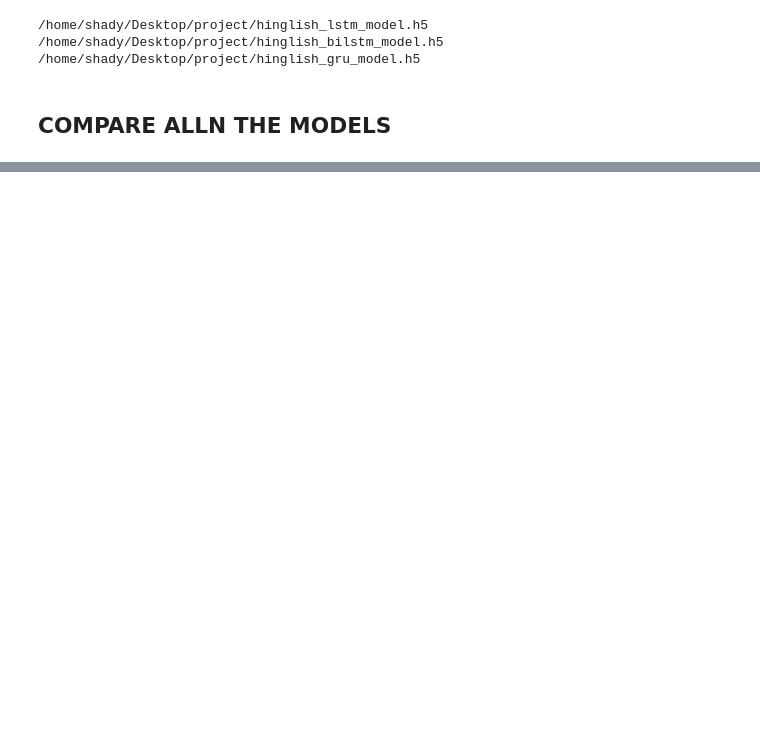
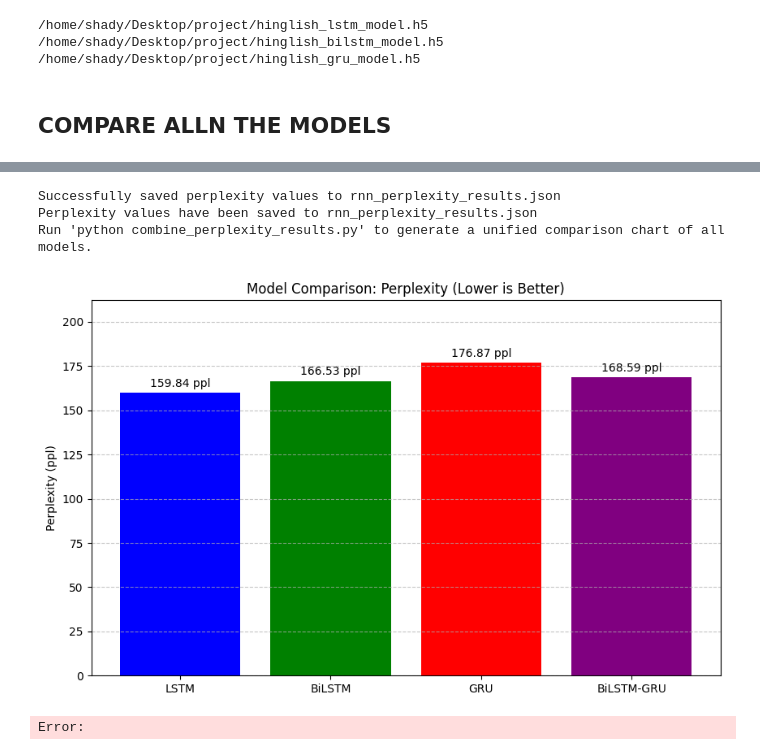
Before and after one commit to Deebh/Contextual-Word-Prediction, a Jupyter notebook: hieMP.ipynb, the cells around one changed output, grey strips where cells are left out. Saved outputs shown, nothing was run; the diff lists cells and outputs as text; code cells hidden in the pictures; blank space fills up the shorter version.

```diff
--- a/hieMP.ipynb
+++ b/hieMP.ipynb
@@ -352,0 +560,61 @@ print("✅ Model validation accuracies saved to hinglish_model_accuracies.json")
+# %%
+import json
+import os
+
+def save_perplexities(lstm_perp, bilstm_perp, gru_perp, bilstm_gru_perp):
+    perplexities = {
+        "LSTM": float(lstm_perp),
+        "BiLSTM": float(bilstm_perp),
+        "GRU": float(gru_perp),
+        "BiLSTM-GRU": float(bilstm_gru_perp),
+    }
+
+    with open("rnn_perplexity_results.json", "w") as f:
+        json.dump(perplexities, f, indent=4)
+
+    print(f"Successfully saved perplexity values to rnn_perplexity_results.json")
+    return perplexities
+
+perplexities = save_perplexities(lstm_perplexity, bilstm_perplexity, gru_perplexity, bilstm_gru_perplexity)
+
+print("Perplexity values have been saved to rnn_perplexity_results.json")
+print("Run 'python combine_perplexity_results.py' to generate a unified comparison chart of all models.")
+# %% [output]
+Successfully saved perplexity values to rnn_perplexity_results.json
+Perplexity values have been saved to rnn_perplexity_results.json
+Run 'python combine_perplexity_results.py' to generate a unified comparison chart of all models.
+# %%
+import matplotlib.pyplot as plt
+import numpy as np
+
+models = ["LSTM", "BiLSTM", "GRU", "BiLSTM‑GRU"]
+perplexities = [
+    lstm_perplexity,
+    bilstm_perplexity,
+    gru_perplexity,
+    bilstm_gru_perplexity,
+]
+
+plt.figure(figsize=(10, 6))
+bars = plt.bar(models, perplexities, color=["blue", "green", "red", "purple"])
+
+# Annotate each bar with its value + unit
+for bar, p in zip(bars, perplexities):
+    x = bar.get_x() + bar.get_width() / 2
+    y = bar.get_height()
+    plt.text(
+        x,
+        y + 2,  # 2 units above the top
+        f"{p:.2f} ppl",  # add “ppl” unit
+        ha="center",
+        va="bottom",
+    )
+
+plt.title("Model Comparison: Perplexity (Lower is Better)")
+plt.ylabel("Perplexity (ppl)")  # make unit explicit
+plt.ylim(0, max(perplexities) * 1.2)
+plt.grid(axis="y", linestyle="--", alpha=0.7)
+plt.show()
+# %% [output]
+[figure, added]
+Error:
```
Also changed, not shown: parts of 18 cells of this notebook, 13 other files.
